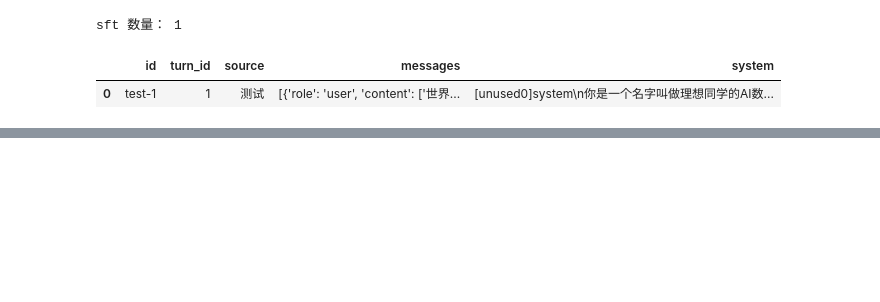
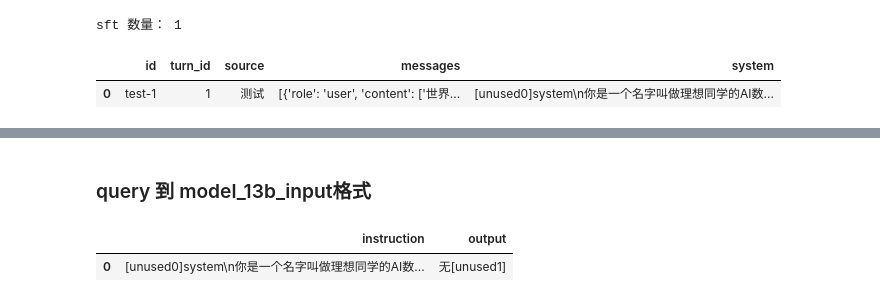
Before and after one commit to Alyroy/luoyingyaoqing, a Jupyter notebook: rag2/src/auto_llm_distillation/example.ipynb, the cells around one changed output, grey strips where cells are left out. Drawn from its saved outputs; the diff is of its cells as text; code cells hidden in the pictures; blank space fills up the shorter version.

Commit message:
更新query到model_13b_input格式示例

```diff
--- a/rag2/src/auto_llm_distillation/example.ipynb
+++ b/rag2/src/auto_llm_distillation/example.ipynb
@@ -186,0 +218,21 @@ sft 数量： 1
+# %% [markdown]
+### query 到 model_13b_input格式
+# %%
+query = ['今天有什么新闻']
+df = pd.DataFrame(query,columns=['user-query'])
+
+# 调用api
+df_api = get_api_df(df, col_query='user-query', output_file='./api.csv',
+                    url='http://172.24.139.202:16073/ligpt_with_api/search')
+
+# 调用obs
+df_obs = get_obs_df(df_api, length_limit=20000, output_path='./obs.csv') #length_limit 表示obs最大长度，超长pop
+
+# 转model_13b_input格式
+dataformat_obj = DataFormat(api_flag=True,multi_flag=False)
+sft_data = dataformat_obj.gen_sft_unused_data(df_obs)
+sft_df = pd.DataFrame(sft_data)
+sft_df
+# %% [output]
+|  | instruction | output |
+| 0 | [unused0]system\n你是一个名字叫做理想同学的AI数... | 无[unused1] |
```
Also changed, not shown: parts of 9 cells of this notebook, 3 other files.
